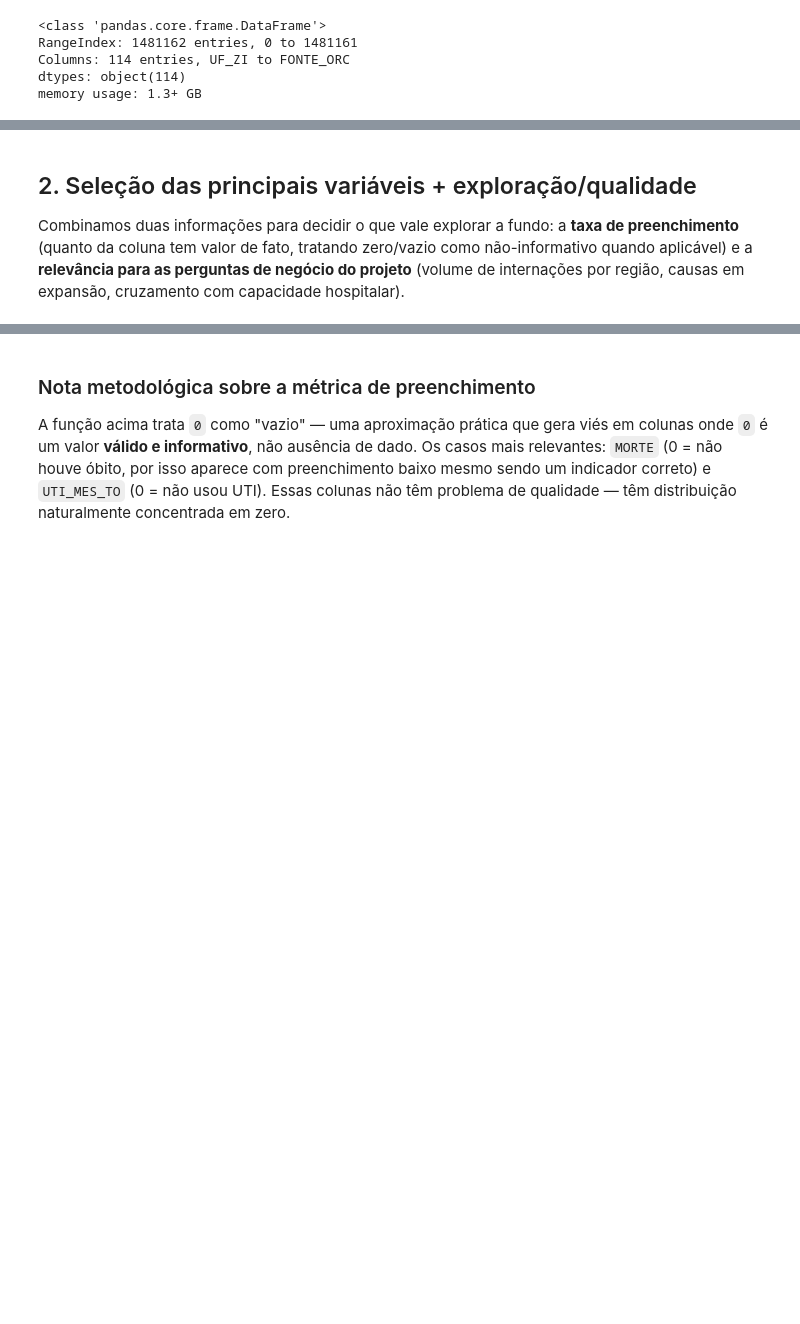
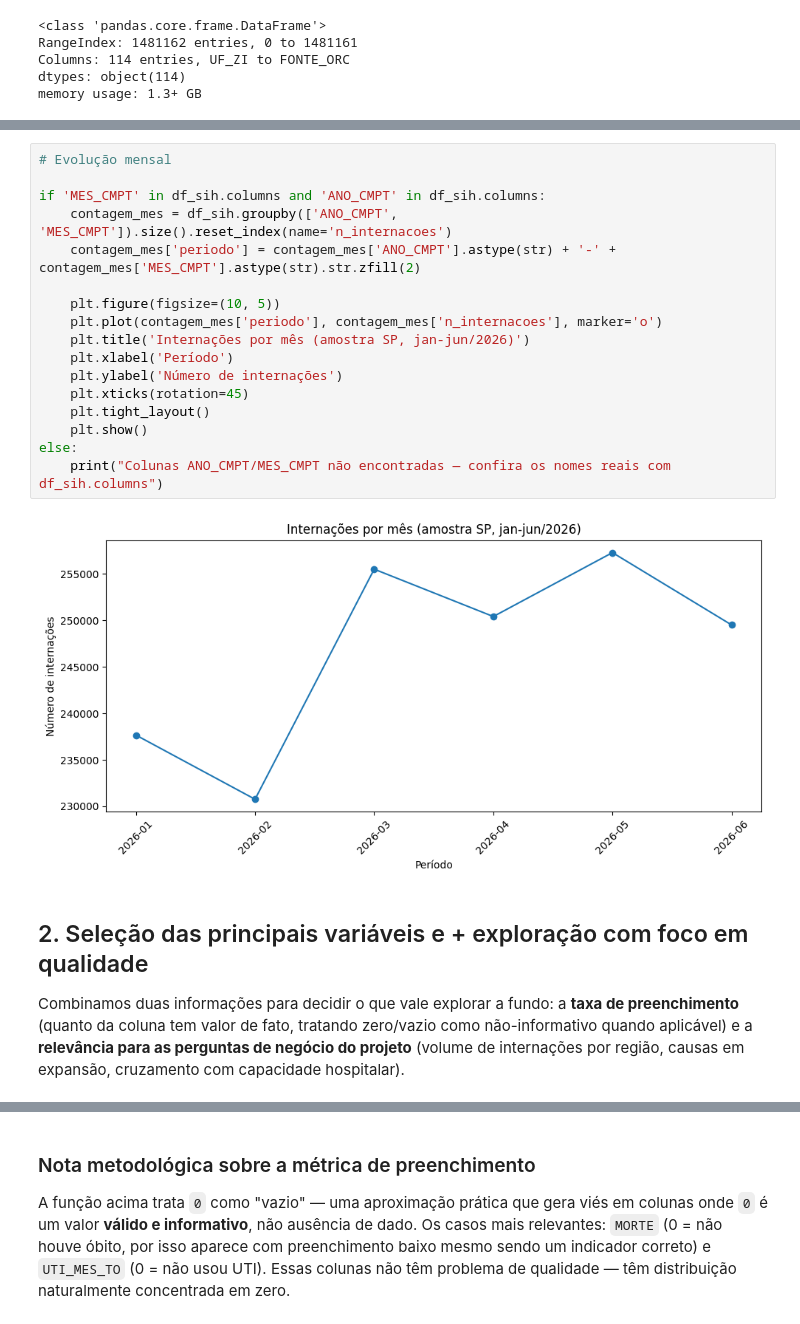
Before and after one commit to rm571222/dataholics-oracle-challenge, a Jupyter notebook: notebooks/01_data_exploration/nb1_data_exploration_pysus.ipynb, the cells around one changed output, grey strips where cells are left out. Saved outputs shown, nothing was run; the diff lists cells and outputs as text; blank space fills up the shorter version.

Commit message:
Adicionada mais fases na exploração de dados e comentários

```diff
--- a/notebooks/01_data_exploration/nb1_data_exploration_pysus.ipynb
+++ b/notebooks/01_data_exploration/nb1_data_exploration_pysus.ipynb
@@ -81,5 +136,24 @@ O arquivo RD do SIH tem **114 colunas** — bem mais do que qualquer análise pr
+# %%
+# Evolução mensal
+
+if 'MES_CMPT' in df_sih.columns and 'ANO_CMPT' in df_sih.columns:
+    contagem_mes = df_sih.groupby(['ANO_CMPT', 'MES_CMPT']).size().reset_index(name='n_internacoes')
+    contagem_mes['periodo'] = contagem_mes['ANO_CMPT'].astype(str) + '-' + contagem_mes['MES_CMPT'].astype(str).str.zfill(2)
+
+    plt.figure(figsize=(10, 5))
+    plt.plot(contagem_mes['periodo'], contagem_mes['n_internacoes'], marker='o')
+    plt.title('Internações por mês (amostra SP, jan-jun/2026)')
+    plt.xlabel('Período')
+    plt.ylabel('Número de internações')
+    plt.xticks(rotation=45)
+    plt.tight_layout()
+    plt.show()
+else:
+    print("Colunas ANO_CMPT/MES_CMPT não encontradas — confira os nomes reais com df_sih.columns")
+# %% [output]
+[figure, added]
 # %% [markdown]
-## 2. Seleção das principais variáveis + exploração/qualidade
+## 2. Seleção das principais variáveis e + exploração com foco em qualidade
 
 Combinamos duas informações para decidir o que vale explorar a fundo: a **taxa de preenchimento** (quanto da coluna tem valor de fato, tratando zero/vazio como não-informativo quando aplicável) e a **relevância para as perguntas de negócio do projeto** (volume de internações por região, causas em expansão, cruzamento com capacidade hospitalar).
 # %%
```
Also changed, not shown: parts of 10 cells of this notebook.
